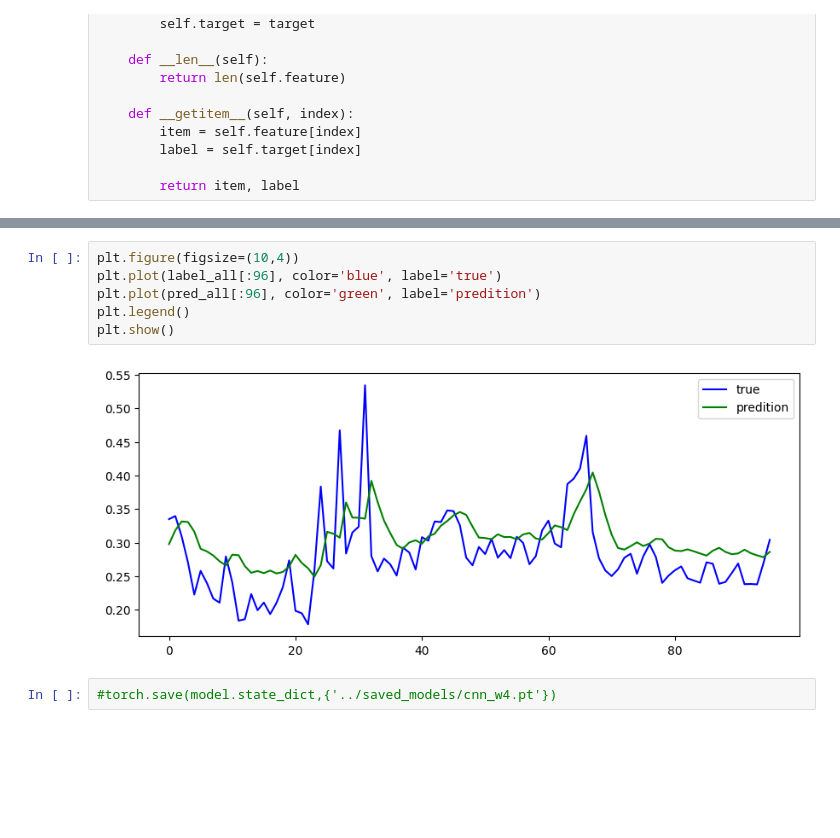
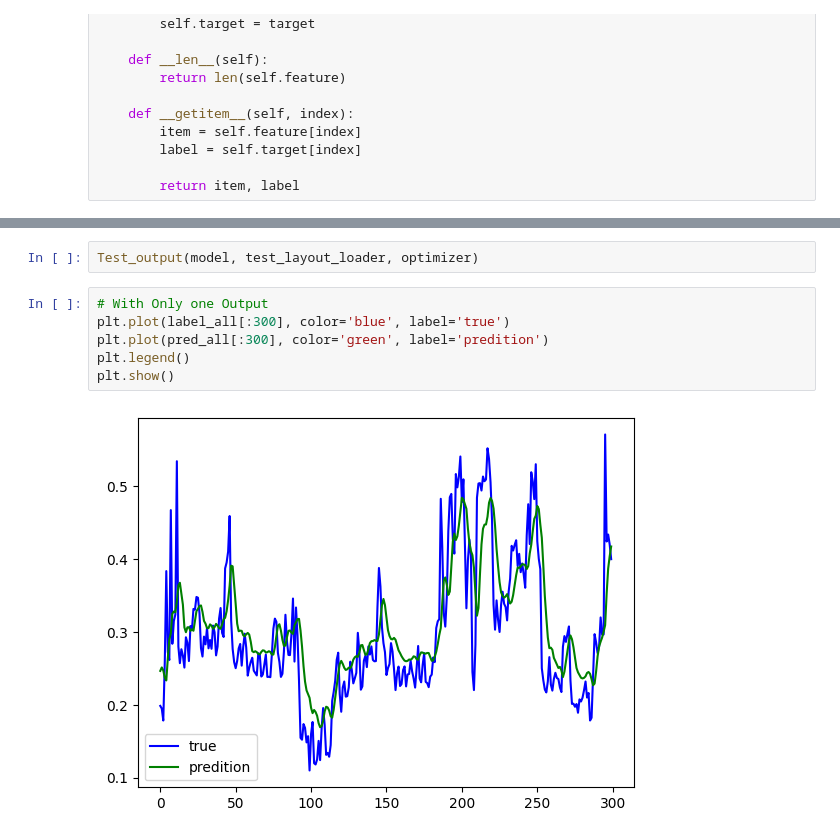
Before and after one commit to KlaraGtknst/I2OT_energy, a Jupyter notebook: prognose/models/cnn.ipynb, the cells around one changed output, grey strips where cells are left out. Saved outputs shown, nothing was run; the diff lists cells and outputs as text; blank space fills up the shorter version.

```diff
--- a/prognose/models/cnn.ipynb
+++ b/prognose/models/cnn.ipynb
@@ -154,10 +169,10 @@ print(len(pred_all))
+# %%
+Test_output(model, test_layout_loader, optimizer)
 # %%
-plt.figure(figsize=(10,4))
-plt.plot(label_all[:96], color='blue', label='true')
-plt.plot(pred_all[:96], color='green', label='predition')
+# With Only one Output
+plt.plot(label_all[:300], color='blue', label='true')
+plt.plot(pred_all[:300], color='green', label='predition')
 plt.legend()
 plt.show()
 # %% [output]
-[figure, old version]
+[figure, new version]
-# %%
-#torch.save(model.state_dict,{'../saved_models/cnn_w4.pt'})
```
Also changed, not shown: parts of 17 cells of this notebook.
